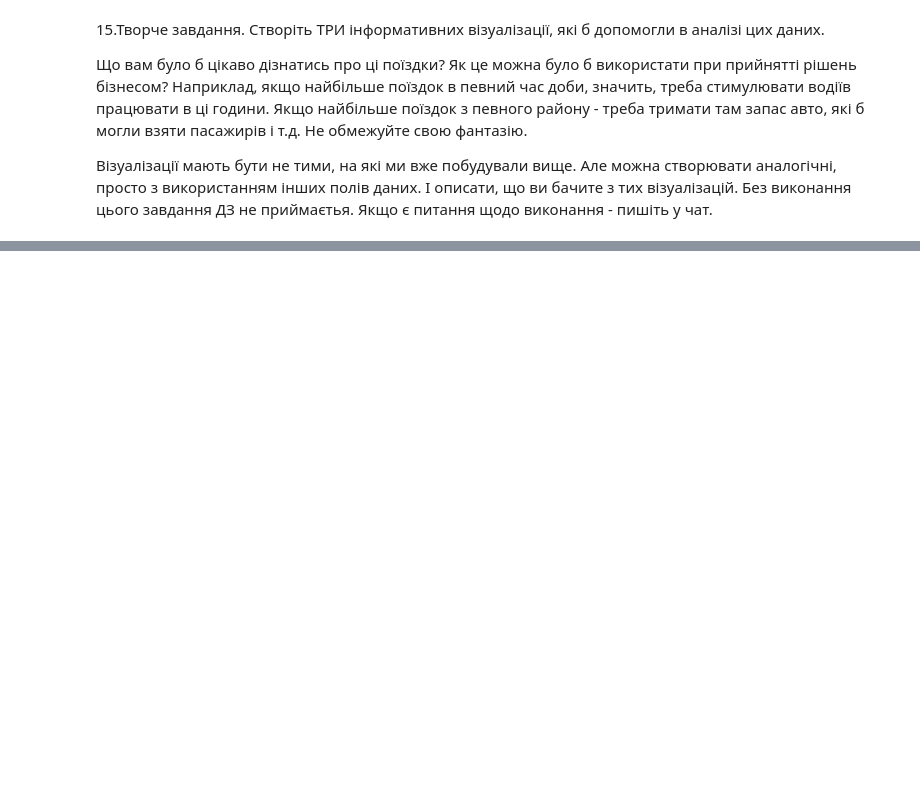
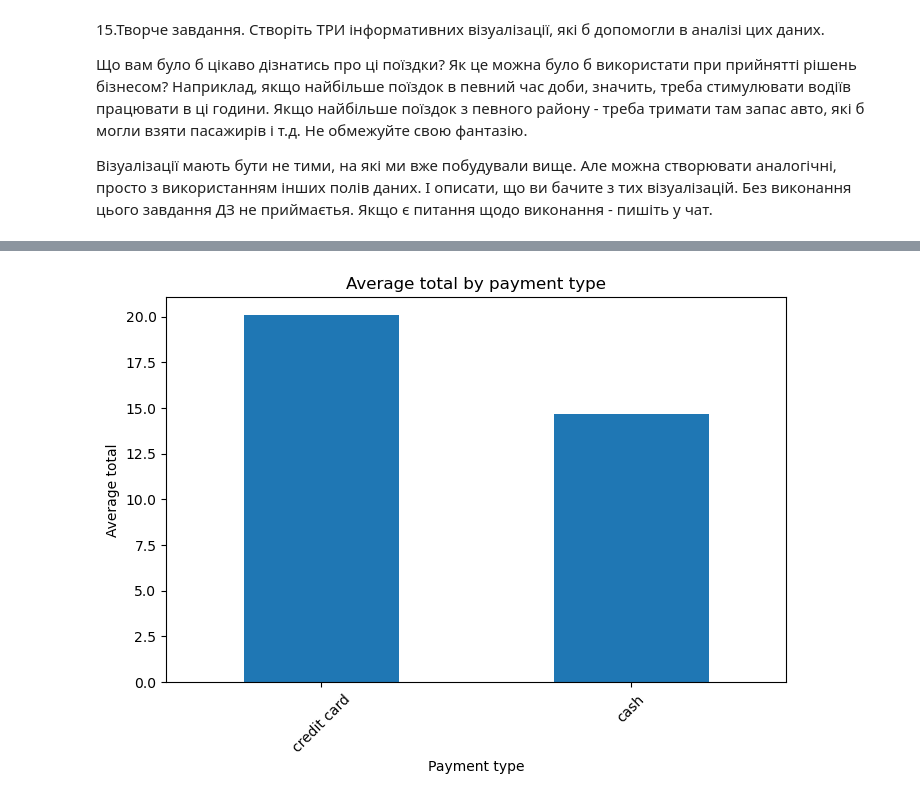
Before and after one commit to OlenaBabko/DataAnalytics_DataLovesAcademy, a Jupyter notebook: modul_11_additional/Additional_hw_5_Data_visualizations.ipynb, the cells around one changed output, grey strips where cells are left out. Saved outputs shown, nothing was run; the diff lists cells and outputs as text; code cells hidden in the pictures; blank space fills up the shorter version.

```diff
--- a/modul_11_additional/Additional_hw_5_Data_visualizations.ipynb
+++ b/modul_11_additional/Additional_hw_5_Data_visualizations.ipynb
@@ -538,0 +585,22 @@ The `ci` parameter is deprecated. Use `errorbar='sd'` for the same effect.
+# %%
+# 2. порівняти середній чек між cash і credit card
+
+avg_total_by_payment = (
+    df_taxi_clean[df_taxi_clean["payment"] != "NA"]
+    .groupby("payment")["total"]
+    .mean()
+    .sort_values(ascending=False)
+)
+
+avg_total_by_payment.plot(
+    kind="bar",
+    figsize=(8, 5),
+    title="Average total by payment type")
+
+plt.xlabel("Payment type")
+plt.ylabel("Average total")
+plt.xticks(rotation=45)
+
+plt.show()
+# %% [output]
+[figure, added]
```
Also changed, not shown: parts of 7 cells of this notebook.
